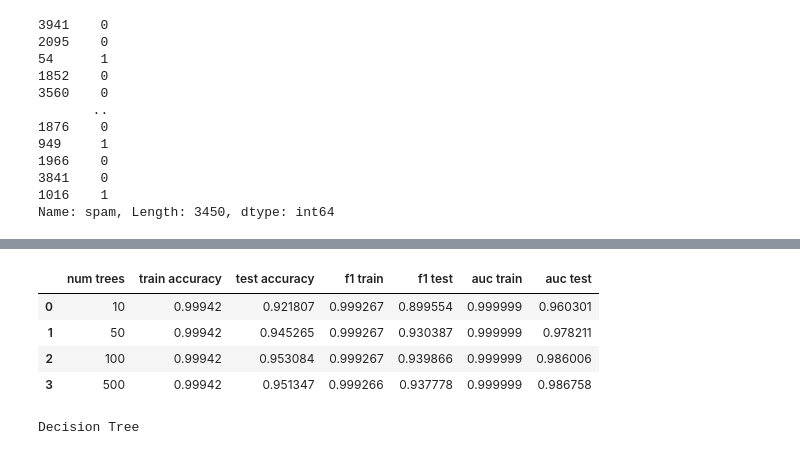
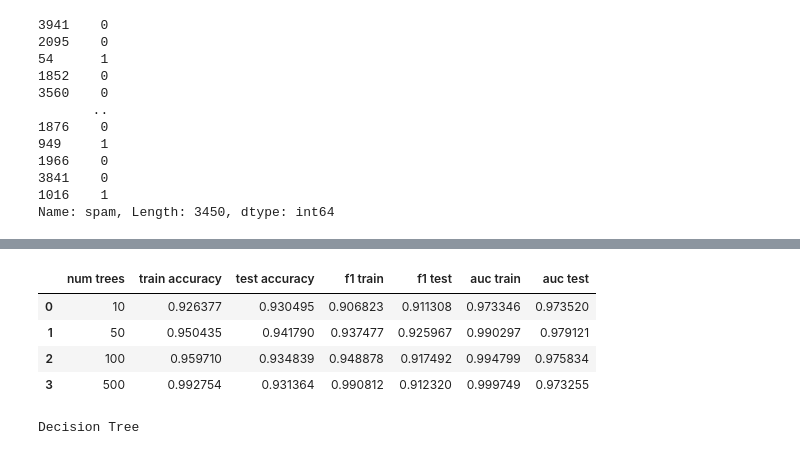
Before and after one commit to mschroeder11/machine-learning, a Jupyter notebook: hw4.ipynb, the cells around one changed output, grey strips where cells are left out. Cells and saved outputs as stored; diff of their text form; code cells hidden in the pictures.

```diff
--- a/hw4.ipynb
+++ b/hw4.ipynb
@@ -128,7 +128,7 @@ import matplotlib.pyplot as plt
 depth_col = []
 train_errs = []
 test_errs = []
-for k in [1, 10, 20, 30, 40, 50, 100, 200]:
+for k in range(1, 57, 1):
     result = DecisionTreeClassifier(max_depth = k)
     result.fit(x_train, y_train)
     y_train_predicted = result.predict(x_train)
@@ -253,41 +260,41 @@ f1_col_test = []
 auc_col_test = []
 
 for t in [10, 50, 100, 500]:
-    model = AdaBoostClassifier(base_estimator = DecisionTreeClassifier(), n_estimators=t)
+    model = AdaBoostClassifier(n_estimators=t)
     model.fit(x_train, y_train)
     estimators.append(t)
 
     y_train_predicted = model.predict(x_train)
     acc_train = model.score(x_train, y_train)
     acc_col_train.append(acc_train)
 
     y_test_predicted = model.predict(x_test)
     acc_test = model.score(x_test, y_test)
     acc_col_test.append(acc_test)
 
     f1_test = f1_score(y_test, y_test_predicted)
     f1_train = f1_score(y_train, y_train_predicted)
     f1_col_train.append(f1_train)
     f1_col_test.append(f1_test)
 
     train_probs = model.predict_proba(x_train)
     train_fpr, train_tpr, train_threshold = metrics.roc_curve(y_train, train_probs[:,1])
     train_auc = metrics.auc(train_fpr, train_tpr)
     auc_col_train.append(train_auc)
 
     test_probs = model.predict_proba(x_test)
     test_fpr, test_tpr, test_threshold = metrics.roc_curve(y_test, test_probs[:,1])
     test_auc = metrics.auc(test_fpr, test_tpr)
     auc_col_test.append(test_auc)
 d = {'num trees': estimators, 'train accuracy': acc_col_train, 'test accuracy': acc_col_test,
      'f1 train': f1_col_train, 'f1 test': f1_col_test, 'auc train': auc_col_train, 'auc test': auc_col_test}
 pd.DataFrame(d)
 # %% [output]
 |  | num trees | train accuracy | test accuracy | f1 train | f1 test | auc train | auc test |
-| 0 | 10 | 0.99942 | 0.921807 | 0.999267 | 0.899554 | 0.999999 | 0.960301 |
-| 1 | 50 | 0.99942 | 0.945265 | 0.999267 | 0.930387 | 0.999999 | 0.978211 |
-| 2 | 100 | 0.99942 | 0.953084 | 0.999267 | 0.939866 | 0.999999 | 0.986006 |
-| 3 | 500 | 0.99942 | 0.951347 | 0.999266 | 0.937778 | 0.999999 | 0.986758 |
+| 0 | 10 | 0.926377 | 0.930495 | 0.906823 | 0.911308 | 0.973346 | 0.973520 |
+| 1 | 50 | 0.950435 | 0.941790 | 0.937477 | 0.925967 | 0.990297 | 0.979121 |
+| 2 | 100 | 0.959710 | 0.934839 | 0.948878 | 0.917492 | 0.994799 | 0.975834 |
+| 3 | 500 | 0.992754 | 0.931364 | 0.990812 | 0.912320 | 0.999749 | 0.973255 |
 # %%
 #3c roc curves
 def plot_roc(model):
```
Also changed, not shown: parts of 14 cells of this notebook, 1 other file.
